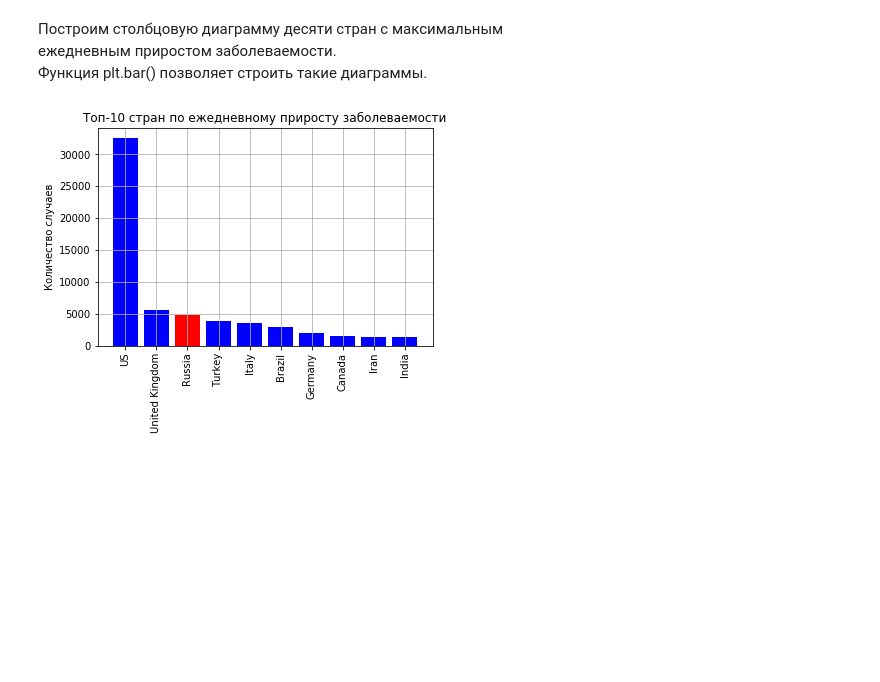
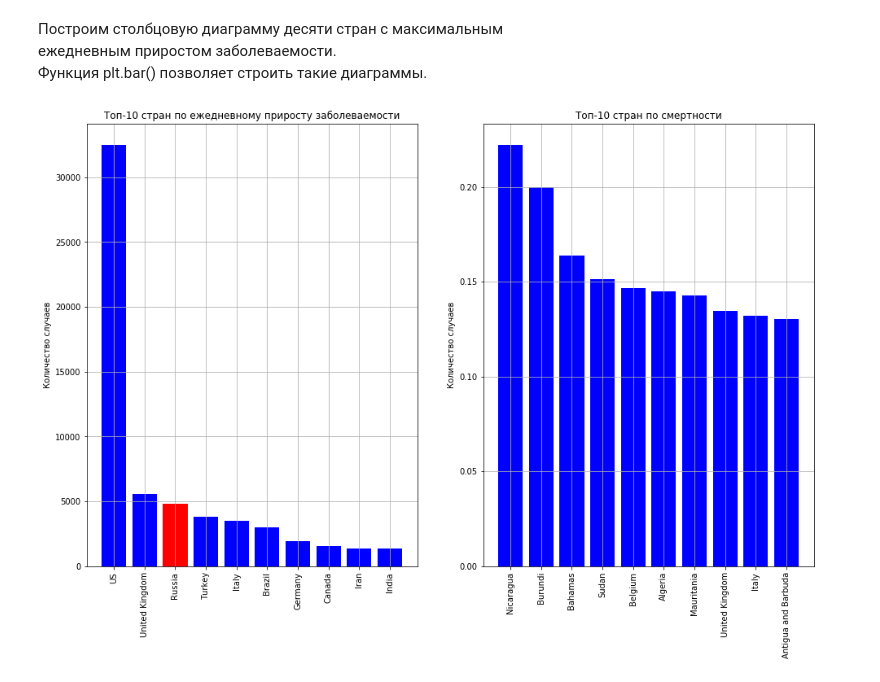
Before and after one commit to HapKoM/matplotlib_seminar, a Jupyter notebook: matplotlib.ipynb, the cells around one changed output. Drawn from its saved outputs; the diff is of its cells as text; code cells hidden in the pictures; blank space fills up the shorter version.

Commit message:
mortality diagram and basemap example added

```diff
--- a/matplotlib.ipynb
+++ b/matplotlib.ipynb
@@ -74,16 +74,16 @@ russia_data.plot()
 # %% [markdown]
 Приведём данные в формат numpy и разделим их по столбцам
 # %%
-def get_nonzero_row(data, country, row_name):
+def get_nonzero_row(data, country, col_name):
     """Функция, помогающая извлечь все ненулевые данные
     заданного типа для заданной страны и соответствующие им даты
     """
     country_data = data[(data['Country'] == country) &
-                        (data[row_name] > 0)]
+                        (data[col_name] > 0)]
     date = country_data["Date"].values
 
     dates_np = np.array([np.datetime64(d) for d in date])
-    values_np = country_data[row_name].values
+    values_np = country_data[col_name].values
     return dates_np, values_np
 # %% [markdown]
 Простой пример построения нескольких графиков.\
@@ -226,25 +228,43 @@ plt.show()
 Функция plt.bar() позволяет строить такие диаграммы.
 # %%
 current_daily_growth = [] # Тут будем хранить пары (страна, дневной прирост)
+current_mortality = [] # Тут будем хранить пары (страна, текущая смертность)
 for country in all_countries:
     _, confirmed = get_nonzero_row(aggr_data, country, "Confirmed")
+    _, deaths = get_nonzero_row(aggr_data, country, "Deaths")
     if len(confirmed) == 1: # Единственное значение, оно и является суточным приростом
         current_daily_growth.append((country, confirmed[0]))
-    if len(confirmed) > 2: # Вычисляем разность между текущим и предыдущим значениями
+    if len(confirmed) >= 2: # Вычисляем разность между текущим и предыдущим значениями
         current_daily_growth.append((country, confirmed[-1] - confirmed[-2]))
+    if len(deaths) >= 1: # Вычисляем текущую смертность
+        current_mortality.append((country, deaths[-1] / confirmed[-1]))
 
 current_daily_growth_top10 = sorted(current_daily_growth,
                               key=lambda item: item[1],
                               reverse=True)[:10] # Топ 10 стран по приросту заболеваемости
-top10_countries = [item[0] for item in current_daily_growth_top10]
+top10_growth_countries = [item[0] for item in current_daily_growth_top10]
 top10_growth = [item[1] for item in current_daily_growth_top10]
+
+current_mortality_top10 = sorted(current_mortality,
+                              key=lambda item: item[1],
+                              reverse=True)[:10] # Топ 10 стран по смертности
+top10_mortality_countries = [item[0] for item in current_mortality_top10]
+top10_mortality = [item[1] for item in current_mortality_top10]
-# %%
-colors = ['r' if c == "Russia" else 'b' for c  in top10_countries] # Красным цветом отметим Россию
-plt.bar(top10_countries, top10_growth, color=colors)
-plt.xticks(rotation=90) # Поворот значений по оси X
-plt.ylabel("Количество случаев") # Название оси Y
-plt.title("Топ-10 стран по ежедневному приросту заболеваемости")
-plt.grid()
-plt.show()
-# %% [output]
-[figure, removed]
+# %%
+colors_growth = ['r' if c == "Russia" else 'b' for c  in top10_growth_countries] # Красным цветом отметим Россию
+colors_mortality = ['r' if c == "Russia" else 'b' for c  in top10_mortality_countries]
+fig, ax = plt.subplots(1, 2, figsize=(16, 10))
+# На левом графике построим диаграмму дневного прироста заболевших
+ax[0].bar(top10_growth_countries, top10_growth, color=colors_growth)
+ax[0].set_xticklabels(top10_growth_countries, rotation=90) # Поворот значений по оси X
+ax[0].set_ylabel("Количество случаев") # Название оси Y
+ax[0].set_title("Топ-10 стран по ежедневному приросту заболеваемости")
+ax[0].grid()
+# На правом графике построим диаграмму текущей смертности
+ax[1].bar(top10_mortality_countries, top10_mortality, color=colors_mortality)
+ax[1].set_xticklabels(top10_mortality_countries, rotation=90) # Поворот значений по оси X
+ax[1].set_ylabel("Количество случаев") # Название оси Y
+ax[1].set_title("Топ-10 стран по смертности")
+ax[1].grid()
+# %% [output]
+[figure, added]
```
Also changed, not shown: parts of 5 cells of this notebook.
